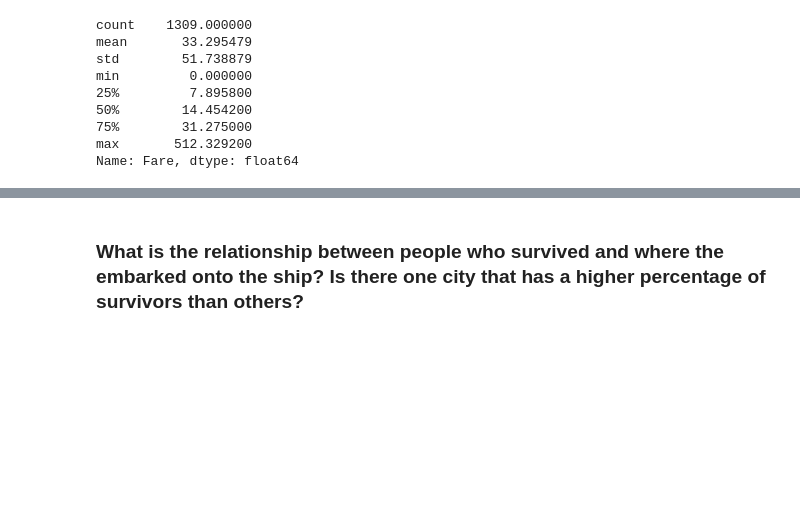
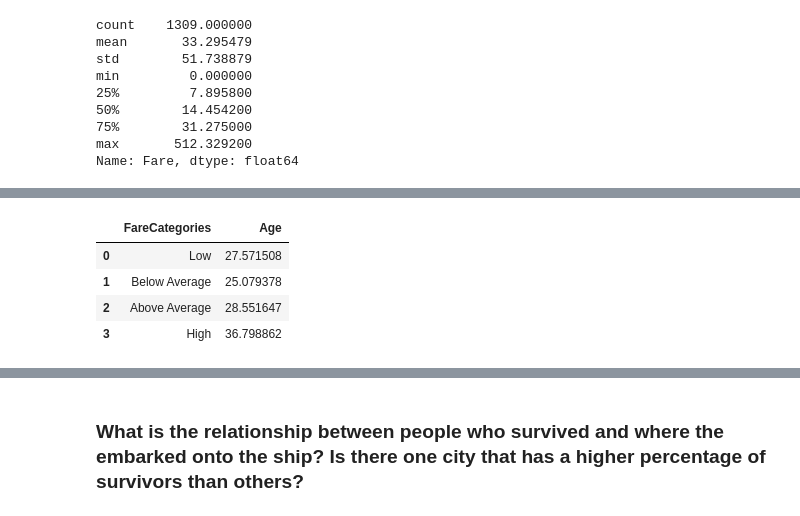
Before and after one commit to grantaguinaldo/kaggle-titanic, a Jupyter notebook: Titanic Analysis .ipynb, the cells around one changed output, grey strips where cells are left out. Cells and saved outputs as stored; diff of their text form; code cells hidden in the pictures; blank space fills up the shorter version.

```diff
--- a/Titanic Analysis .ipynb
+++ b/Titanic Analysis .ipynb
@@ -193,0 +212,10 @@ df.head()
+# %%
+df_cherbourg = df[df['Embarked'] == 'Cherbourg']
+df_cherbourg_gb = df_cherbourg[['Age', 'FareCategories']].groupby(['FareCategories'], as_index=False).mean()
+df_cherbourg_gb
+# %% [output]
+|  | FareCategories | Age |
+| 0 | Low | 27.571508 |
+| 1 | Below Average | 25.079378 |
+| 2 | Above Average | 28.551647 |
+| 3 | High | 36.798862 |
```
Also changed, not shown: parts of 26 cells of this notebook.
